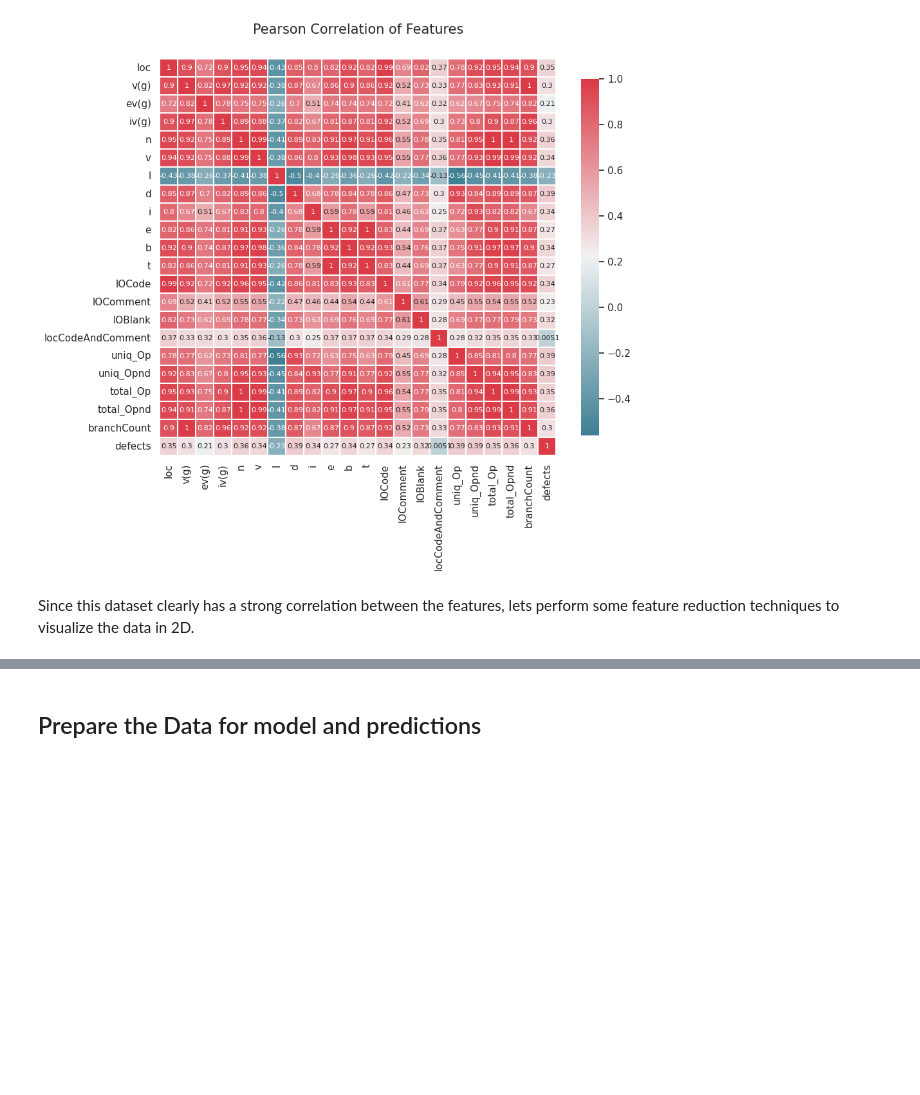
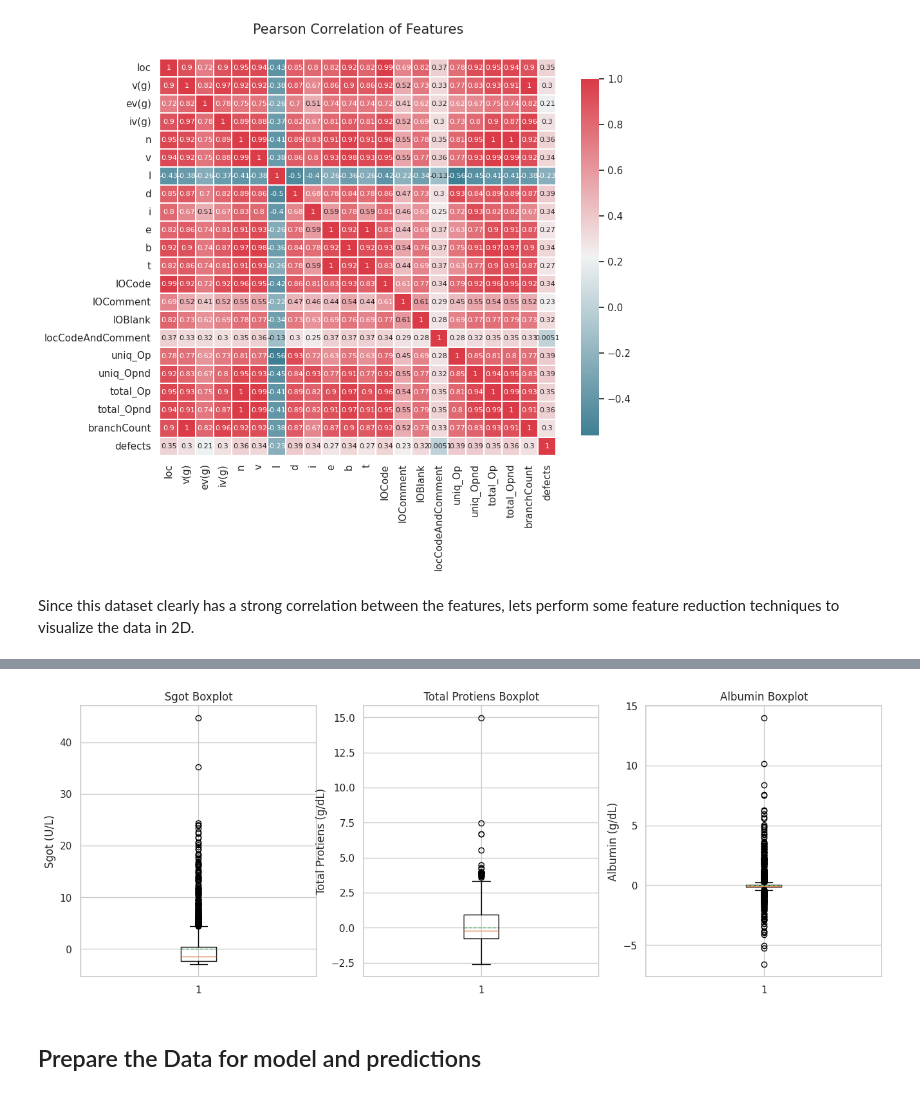
Before and after one commit to Evans2424/IACEC_Project_Model_Performance_Analysis, a Jupyter notebook: IACEC_TestNotebook.ipynb, the cells around one changed output, grey strips where cells are left out. Saved outputs shown, nothing was run; the diff lists cells and outputs as text; code cells hidden in the pictures; blank space fills up the shorter version.

```diff
--- a/IACEC_TestNotebook.ipynb
+++ b/IACEC_TestNotebook.ipynb
@@ -226,3 +226,25 @@ plt.show()
+# %%
+
+plt.figure(figsize=[16,12])
+
+plt.subplot(231)
+plt.boxplot(nasa_df['Principal Component 1'], showmeans = True, meanline = True)
+plt.title('Sgot Boxplot')
+plt.ylabel('Sgot (U/L)')
+
+plt.subplot(232)
+plt.boxplot(nasa_df['Principal Component 2'], showmeans = True, meanline = True)
+plt.title('Total Protiens Boxplot')
+plt.ylabel('Total Protiens (g/dL)')
+
+plt.subplot(233)
+plt.boxplot(nasa_df['Principal Component 3'], showmeans = True, meanline = True)
+plt.title('Albumin Boxplot')
+plt.ylabel('Albumin (g/dL)')
+
+plt.show()
+# %% [output]
+[figure, added]
 # %% [markdown]
 ## Prepare the Data for model and predictions
 # %%
```
Also changed, not shown: parts of 10 cells of this notebook, 2 other files.
